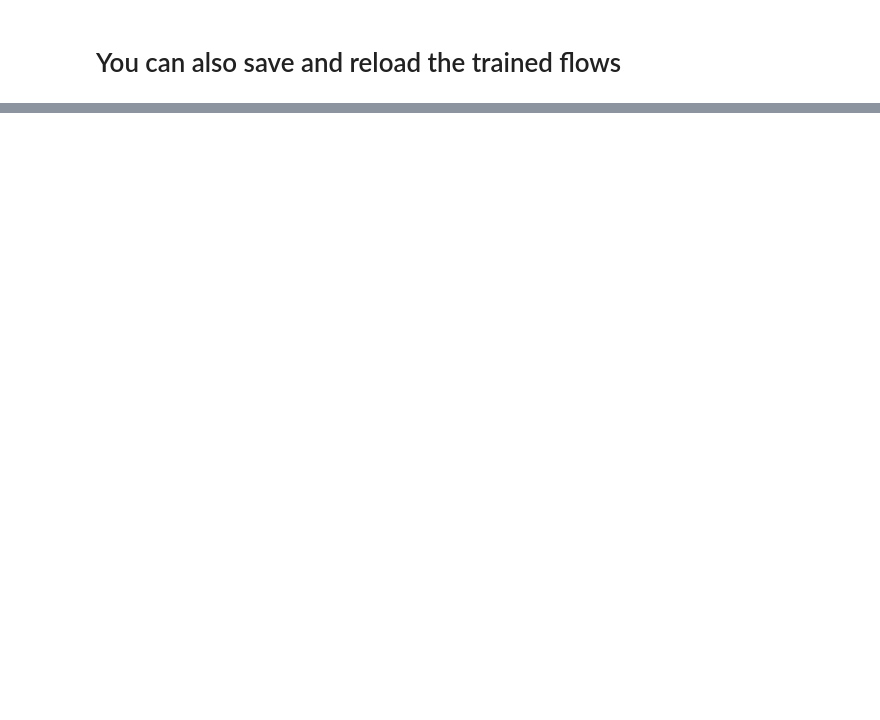
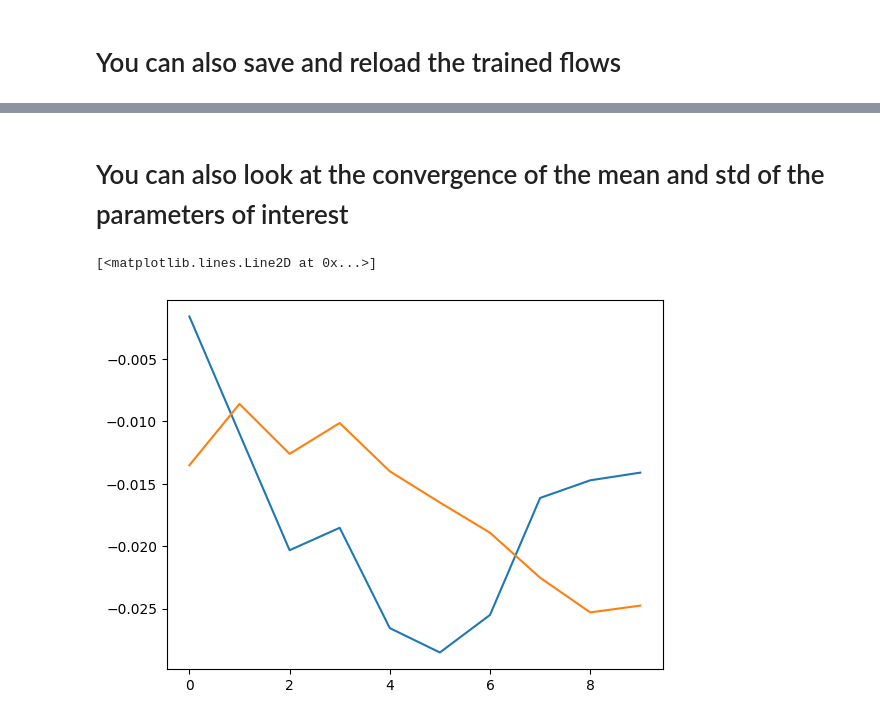
Before and after one commit to pltaylor16/CombineHarvesterFlow, a Jupyter notebook: demos/Gaussian_demo.ipynb, the cells around one changed output, grey strips where cells are left out. Cells and saved outputs as stored; diff of their text form; code cells hidden in the pictures; blank space fills up the shorter version.

```diff
--- a/demos/Gaussian_demo.ipynb
+++ b/demos/Gaussian_demo.ipynb
@@ -18,8 +18,8 @@ barley_chain = np.random.multivariate_normal(mean, cov, num_samples)
 from CombineHarvester import Harvest
 # %%
 #initiate the the class
-Wheat = Harvest('output/Wheat', chain = wheat_chain, n_flows = 1)
-Barley = Harvest('output/Barley', chain = barley_chain, n_flows = 2)
+Wheat = Harvest('output/Wheat', chain = wheat_chain, n_flows = 50)
+Barley = Harvest('output/Barley', chain = barley_chain, n_flows = 50)
 # %%
 #train the flows
 Wheat.harvest()
@@ -76,0 +92,10 @@ plt.show()
+# %% [markdown]
+# You can also look at the convergence of the mean and std of the parameters of interest
+# %%
+mu_1, mu_2, sigma_1, sigma_2 = Grain.convergence()
+# %%
+plt.plot(mu_1[0])
+plt.plot(mu_2[0])
+# %% [output]
+[<matplotlib.lines.Line2D at 0x...>]
+[figure, added]
```
Also changed, not shown: parts of 8 cells of this notebook, 1 other file.
